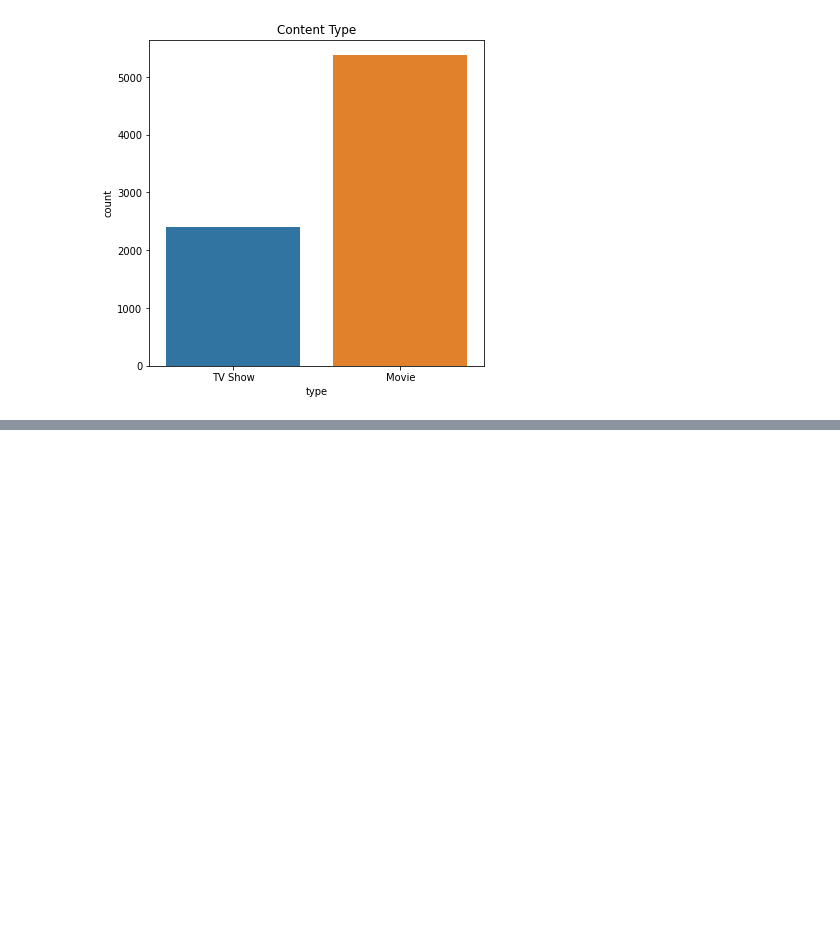
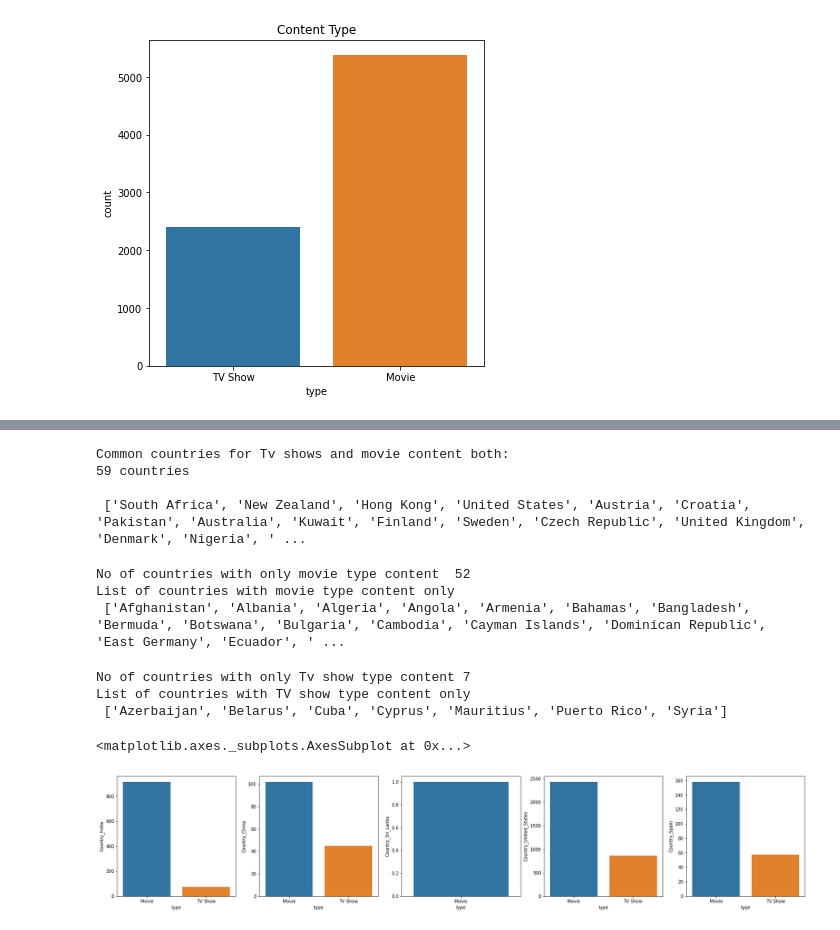
Before and after one commit to SAKSHIDHYANI/Netflix-Movies-and-Tv-Shows-Clustering, a Jupyter notebook: NETFLIX_MOVIES_AND_TV_SHOWS_CLUSTERING.ipynb, the cells around one changed output, grey strips where cells are left out. Cells and saved outputs as stored; diff of their text form; code cells hidden in the pictures; blank space fills up the shorter version.

```diff
--- a/NETFLIX_MOVIES_AND_TV_SHOWS_CLUSTERING.ipynb
+++ b/NETFLIX_MOVIES_AND_TV_SHOWS_CLUSTERING.ipynb
@@ -285,0 +414,2 @@ plt.show()
+# %%
+netflix_data['Season_wise_content'] = netflix_data['duration'].apply(lambda x: 'yes' if 'Season' in x else 'no')
@@ -285,0 +463,55 @@ plt.show()
+# %%
+print("Common countries for Tv shows and movie content both:")
+print(len(list(set(movie_countries).intersection(tv_show_countries))),'countries \n \n',list(set(movie_countries).intersection(tv_show_countries)))
+# %% [output]
+Common countries for Tv shows and movie content both:
+59 countries
+
+ ['South Africa', 'New Zealand', 'Hong Kong', 'United States', 'Austria', 'Croatia', 'Pakistan', 'Australia', 'Kuwait', 'Finland', 'Sweden', 'Czech Republic', 'United Kingdom', 'Denmark', 'Nigeria', ' ...
+# %%
+onlymovie_countries = [x for x in movie_countries if x not in tv_show_countries]
+print("No of countries with only movie type content ",len(onlymovie_countries))
+print("List of countries with movie type content only \n",onlymovie_countries)
+# %% [output]
+No of countries with only movie type content  52
+List of countries with movie type content only
+ ['Afghanistan', 'Albania', 'Algeria', 'Angola', 'Armenia', 'Bahamas', 'Bangladesh', 'Bermuda', 'Botswana', 'Bulgaria', 'Cambodia', 'Cayman Islands', 'Dominican Republic', 'East Germany', 'Ecuador', ' ...
+# %%
+onlytvshow_countries = [x for x in tv_show_countries if x not in movie_countries]
+print("No of countries with only Tv show type content",len(onlytvshow_countries))
+print("List of countries with TV show type content only \n",onlytvshow_countries)
+# %% [output]
+No of countries with only Tv show type content 7
+List of countries with TV show type content only
+ ['Azerbaijan', 'Belarus', 'Cuba', 'Cyprus', 'Mauritius', 'Puerto Rico', 'Syria']
+# %%
+
+
+fig, ax = plt.subplots(1,5, figsize=(28,5))
+indian_content = netflix_data[netflix_data['country'].str.contains('India')]
+indian_content =pd.DataFrame(indian_content.groupby('type')['country'].count()).reset_index()
+indian_content.rename(columns ={'country':'Country_India'},inplace =True)
+sns.barplot(x='type',y= 'Country_India',data=indian_content,ax=ax[0])
+
+China_content = netflix_data[netflix_data['country'].str.contains('China')]
+China_content =pd.DataFrame(China_content.groupby('type')['country'].count()).reset_index()
+China_content.rename(columns ={'country':'Country_China'},inplace =True)
+sns.barplot(x='type',y= 'Country_China',data=China_content,ax=ax[1])
+
+SriLanka_content = netflix_data[netflix_data['country'].str.contains('Sri Lanka')]
+SriLanka_content =pd.DataFrame(SriLanka_content.groupby('type')['country'].count()).reset_index()
+SriLanka_content.rename(columns ={'country':'Country_Sri_Lanka'},inplace =True)
+sns.barplot(x='type',y= 'Country_Sri_Lanka',data=SriLanka_content,ax=ax[2])
+
+United_States_content = netflix_data[netflix_data['country'].str.contains('United States')]
+United_States_content =pd.DataFrame(United_States_content.groupby('type')['country'].count()).reset_index()
+United_States_content.rename(columns ={'country':'Country_United_States'},inplace =True)
+sns.barplot(x='type',y= 'Country_United_States',data=United_States_content,ax=ax[3])
+
+Spain_content = netflix_data[netflix_data['country'].str.contains('Spain')]
+Spain_content =pd.DataFrame(Spain_content.groupby('type')['country'].count()).reset_index()
+Spain_content.rename(columns ={'country':'Country_Spain'},inplace =True)
+sns.barplot(x='type',y= 'Country_Spain',data=Spain_content,ax=ax[4])
+# %% [output]
+<matplotlib.axes._subplots.AxesSubplot at 0x...>
+[figure, added]
```
Also changed, not shown: parts of 17 cells of this notebook.
